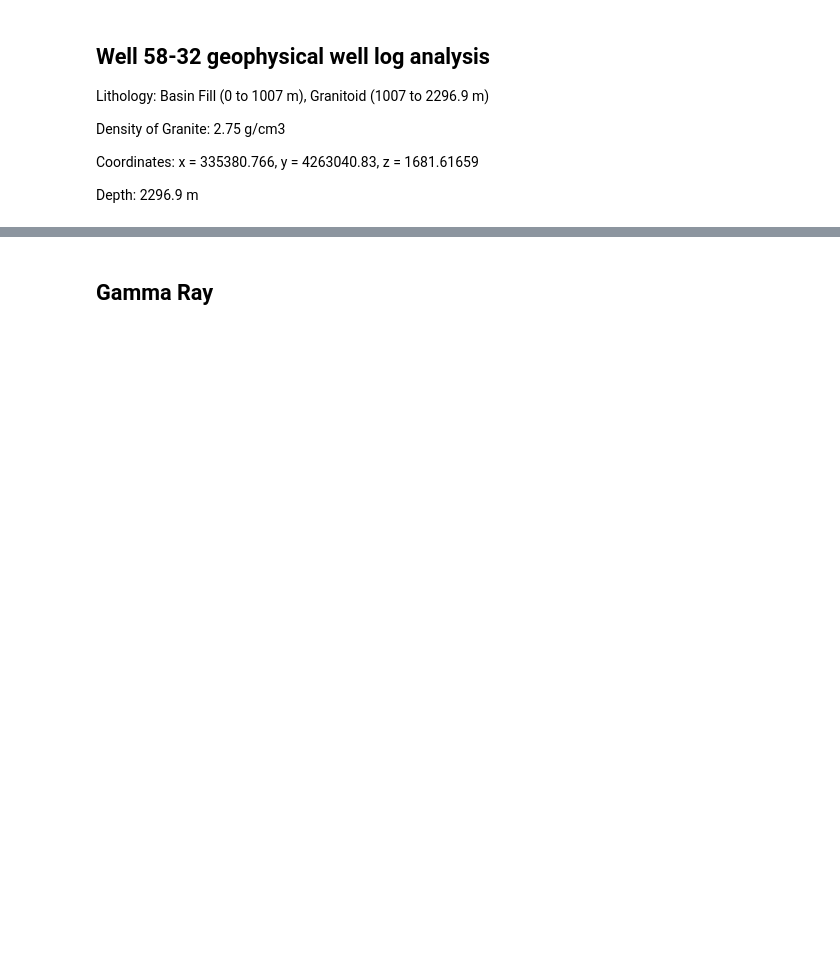
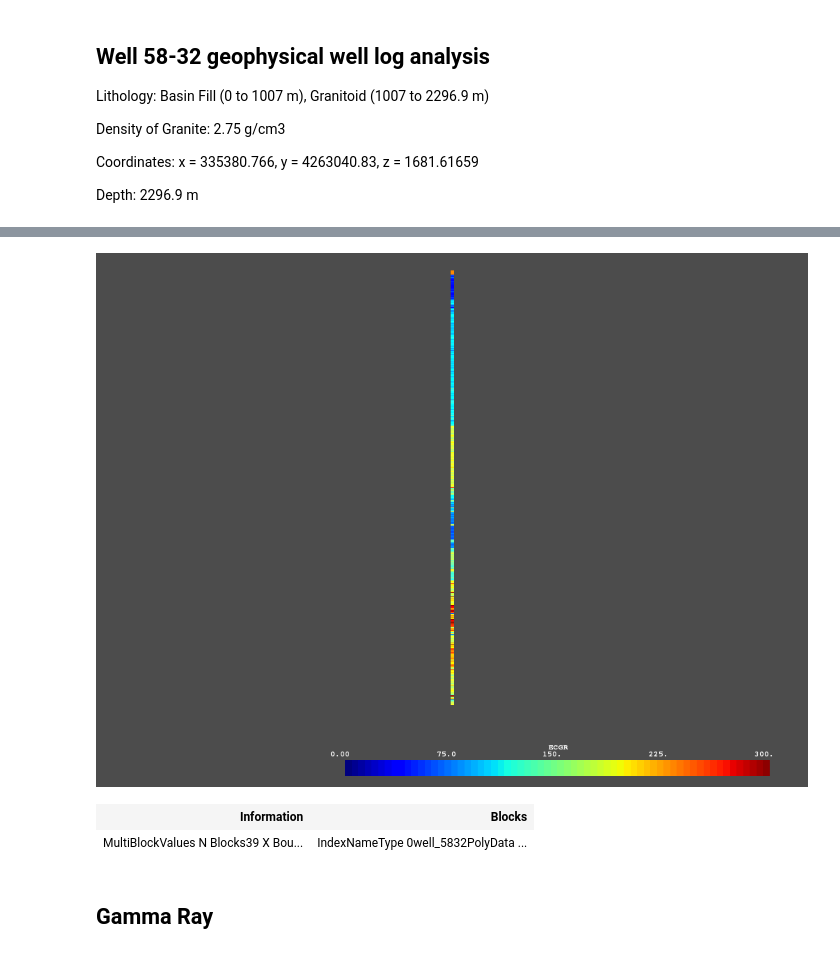
Before and after one commit to OpenGeoVis/GeothermalDesignChallenge, a Jupyter notebook: codebooks/well_data/5832_discrete.ipynb, the cells around one changed output, grey strips where cells are left out. Drawn from its saved outputs; the diff is of its cells as text; code cells hidden in the pictures; blank space fills up the shorter version.

Commit message:
updated well logs

```diff
--- a/codebooks/well_data/5832_discrete.ipynb
+++ b/codebooks/well_data/5832_discrete.ipynb
@@ -98,10 +69,14 @@ well_poly
-# %%
-well_poly.set_active_scalar('RHOZ')
 # %%
-well_poly.plot(clim=[0,3.0])
+well_poly.set_active_scalar('ECGR')
+well_poly.plot(clim=[0,300])
+# %% [output]
+[figure, added]
 # %%
 WELLS['well_5832'] = well_poly
 gdc19.save_well_db(WELLS)
 WELLS
+# %% [output]
+| Information | Blocks |
+| MultiBlockValues N Blocks39 X Bou... | IndexNameType 0well_5832PolyData ... |
 # %% [markdown]
 ## Gamma Ray
```
Also changed, not shown: parts of 17 cells of this notebook, 3 other files.
